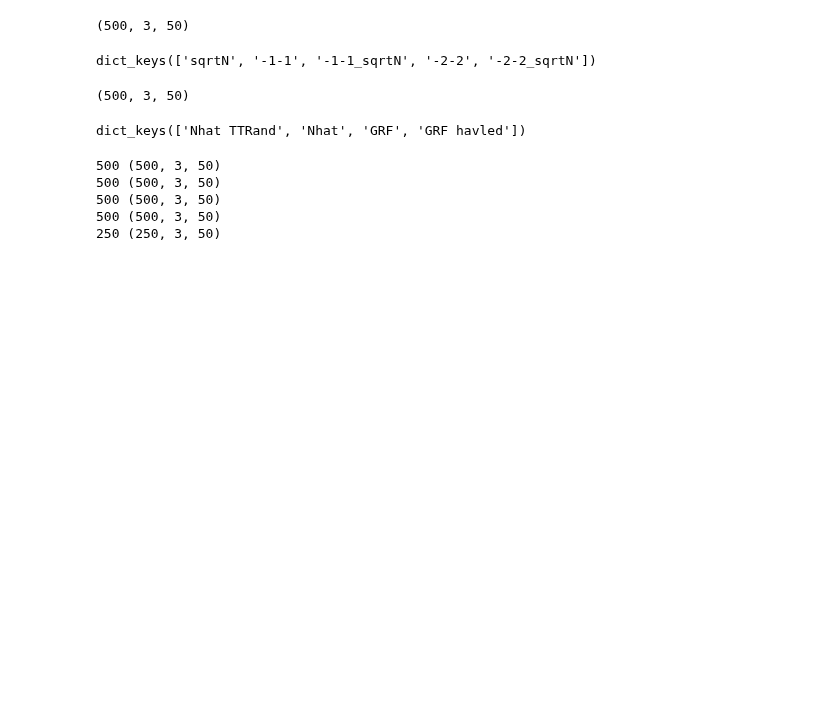
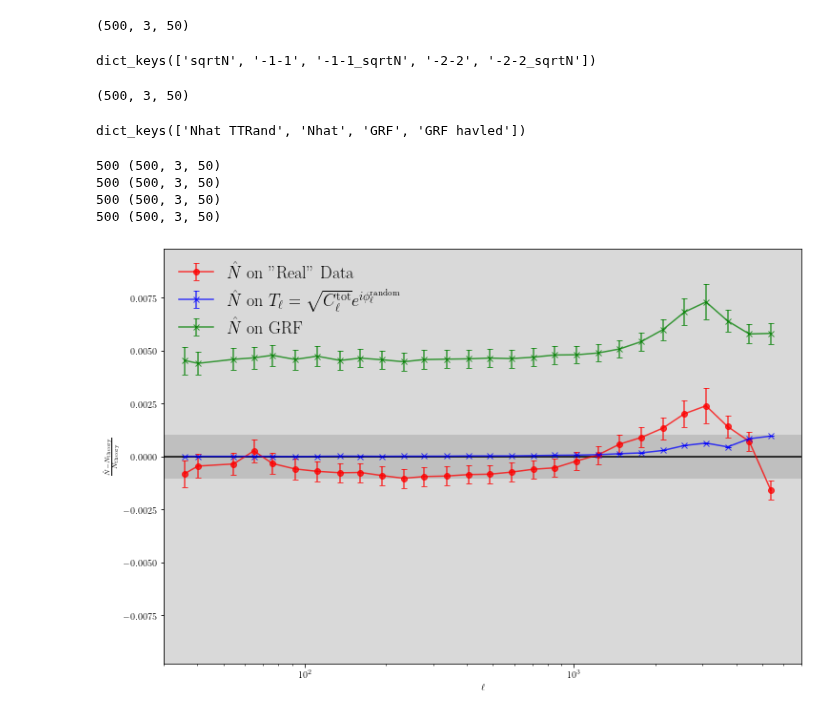
Before and after one commit to DelonShen/LensQuEst, a Jupyter notebook: dev/check_randomized.ipynb, the cells around one changed output. Drawn from its saved outputs; the diff is of its cells as text; code cells hidden in the pictures; blank space fills up the shorter version.

```diff
--- a/dev/check_randomized.ipynb
+++ b/dev/check_randomized.ipynb
@@ -341,35 +343,35 @@ lCen0, Cl0, sCl0 = combine_Cl(np.array(ps_data['GRF']))
 ax.errorbar(lCen0, (Cl0-Cl1)/(Cl1), yerr=sCl0/Cl1, alpha=0.75,
             fmt='x-', capsize=3, capthick=1, c='Green', label=r'$\hat N$ on GRF')#, label=labels[key], c=colors[key])
 
-lCen0, Cl0, sCl0 = combine_Cl(np.array(ps_data['GRF havled']))
-ax.errorbar(lCen0, (Cl0-Cl1)/(Cl1), yerr=sCl0/Cl1, alpha=0.75,
-            fmt='x-', capsize=3, capthick=1, c='lightgreen', label=r'$\hat N$ on GRF [Halved Stats]')#, label=labels[key], c=colors[key])
+# lCen0, Cl0, sCl0 = combine_Cl(np.array(ps_data['GRF havled']))
+# ax.errorbar(lCen0, (Cl0-Cl1)/(Cl1), yerr=sCl0/Cl1, alpha=0.75,
+#             fmt='x-', capsize=3, capthick=1, c='lightgreen', label=r'$\hat N$ on GRF [Halved Stats]')#, label=labels[key], c=colors[key])
 
 
 ax.legend(frameon=False)
 ax.set_xscale('log')
 ax.set_xlabel(r'$\ell$')
 ax.set_ylabel(r'$\frac{\hat N-N_{\rm theory}}{N_{\rm theory}}$')
 
 # ax.set_yscale('log')
 ax.set_xlim(lMin,2*lMax)
 # ax.set_ylim(1.1e-10,.9e-3)
 
 ax.fill_between([0, 1e20], [-0.1, -0.1], [0.1, 0.1], alpha=1, color='0.95')#, label=r'$<10\%$ Error')
 ax.fill_between([0, 1e20], [-0.01, -0.01], [0.01, 0.01], alpha=1, color='0.85')#, label=r'$<1\%$ Error')
 ax.fill_between([0, 1e20], [-0.001, -0.001], [0.001, 0.001], alpha=1, color='0.75')#, label=r'$<1\%$ Error')
 
 # ax.set_yscale('symlog', linthresh=.5e-2)
 
 ax.axhline(0, c='k')
 
 ax.set_ylim(-.98e-2, .98e-2)
 ax.legend(frameon=False)
 # ax.set_yticks([-1e-1,-1e-2,-1e-3,1e-1,1e-2,1e-3])
 plt.savefig('figures/Nhat various.pdf')
 # %% [output]
 500 (500, 3, 50)
 500 (500, 3, 50)
 500 (500, 3, 50)
 500 (500, 3, 50)
-250 (250, 3, 50)
+[figure, added]
```
Also changed, not shown: parts of 13 cells of this notebook, 23 other files.
